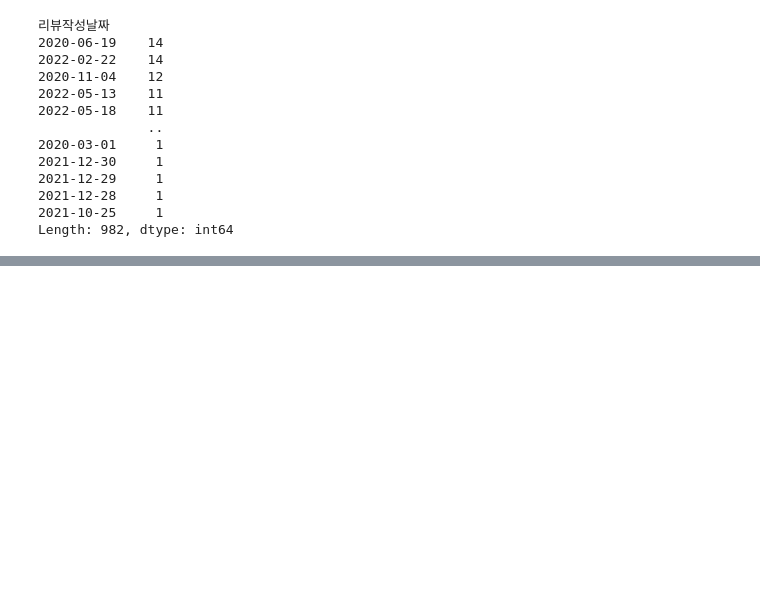
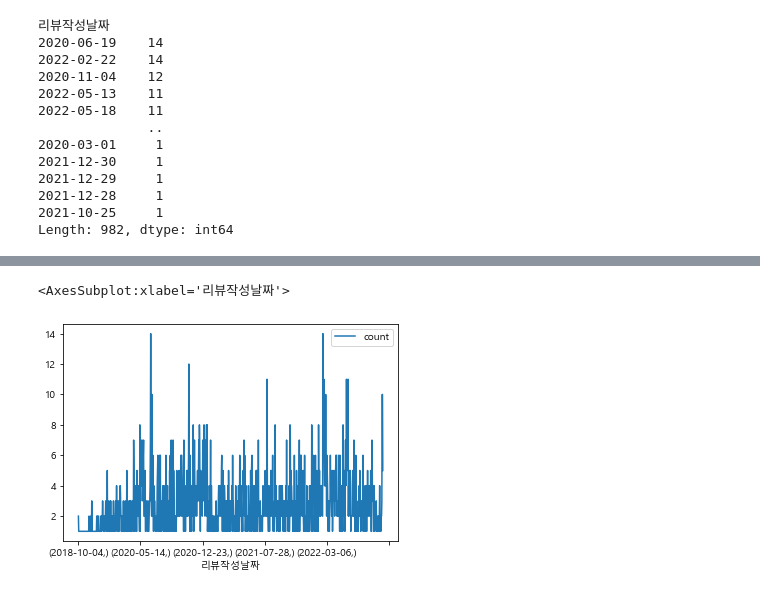
Before and after one commit to JJongSSu/Study, a Jupyter notebook: Teamproject/first/3일차/trend.ipynb, the cells around one changed output, grey strips where cells are left out. Drawn from its saved outputs; the diff is of its cells as text; code cells hidden in the pictures; blank space fills up the shorter version.

```diff
--- a/Teamproject/first/3일차/trend.ipynb
+++ b/Teamproject/first/3일차/trend.ipynb
@@ -508,3 +508,6 @@ review.value_counts()
 2021-12-28     1
 2021-10-25     1
 Length: 982, dtype: int64
+# %%
+count = pd.DataFrame(review.value_counts(),columns=['count'])
+count
@@ -510,0 +529,3 @@ Length: 982, dtype: int64
+# %%
+count = count.sort_index(ascending=True)
+count
@@ -510,0 +547,5 @@ Length: 982, dtype: int64
+# %%
+count.plot()
+# %% [output]
+<AxesSubplot:xlabel='리뷰작성날짜'>
+[figure, added]
```
Also changed, not shown: parts of 2 cells of this notebook, 1 other file.
